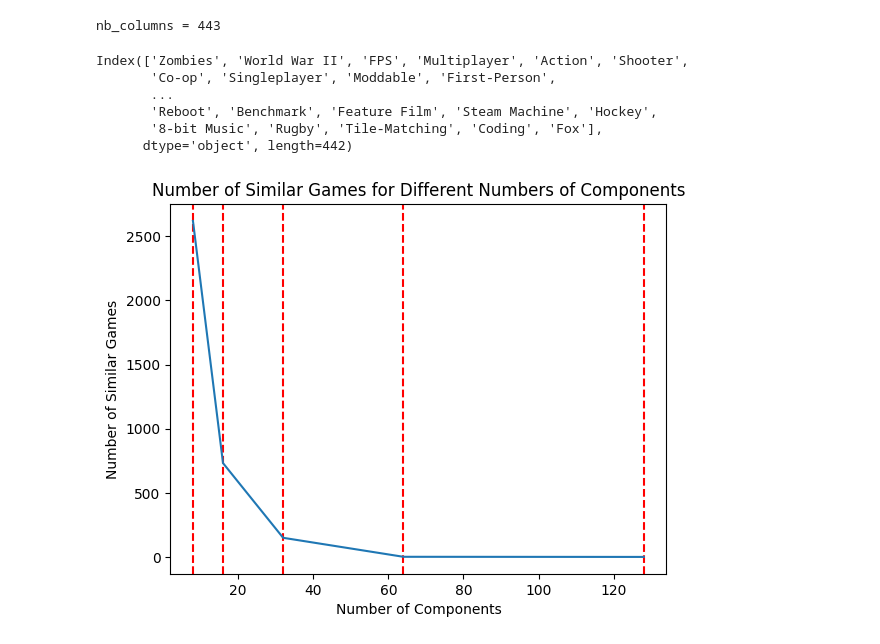
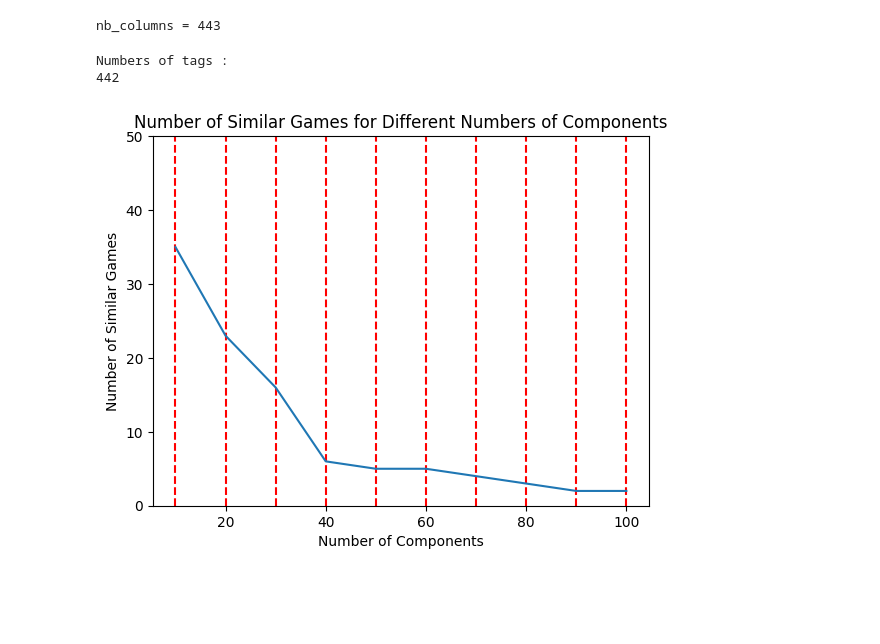
Before and after one commit to erdoganabaci/scalable_analytics_steam_project, a Jupyter notebook: steam.ipynb, the cells around one changed output. Cells and saved outputs as stored; diff of their text form; code cells hidden in the pictures; blank space fills up the shorter version.

```diff
--- a/steam.ipynb
+++ b/steam.ipynb
@@ -330,47 +339,44 @@ def compare_components(df,df_with_app_id, app_id, threshold, max_power):
 # %%
 ########## EXECUTION OF DIMENSIONALITY REDUCTION USING SVD ##########
 
-# Load the DataFrame from a CSV file
+# We load the preprocessed matrix
 df_game_tags_binary = pd.read_csv('data/matrix_game_tags.csv')
-
-df_app_id = df_game_tags_binary[['app_id']]
-df_game_tags_binary = df_game_tags_binary.drop(['app_id','nan'], axis=1)
+df_app_id = df_game_tags_binary[['app_id']] #We save the app_id column...
+df_game_tags_binary = df_game_tags_binary.drop(['app_id'], axis=1) #... and then remove it for the SVD process
 print("Numbers of tags :")
 print(len(df_game_tags_binary.columns))
 
-# Perform dimensionality reduction using SVD
-num_components = 50
-std_multiplier = 2 # 2nd standard devation to reduce the number of ones
-reduced_df = svd_reduction(df_game_tags_binary, num_components, std_multiplier)
-reduced_df = reduced_df.join(df_app_id) # TODO it may not be same order
+### Parameters of the SVD ###
+num_components = 30 # From our visualisation
+std_multiplier = 2 # From our visualisation, we take the 2nd standard devation to reduce the number of ones
 
-# Make app_id column first column for best reading
-reduced_df = reduced_df[['app_id'] + [col for col in reduced_df.columns if col != 'app_id']]
+df_svd = svd_reduction(df_game_tags_binary, num_components, std_multiplier)
 
-# Save the reduced DataFrame to a CSV file
-reduced_df.to_csv('results/reduced_game_tags_svd.csv')
+# We add the app_id column again in as first column
+# We can do this because the games stay in the same order
+df_svd = df_svd.join(df_app_id)
+df_svd = df_svd[['app_id'] + [col for col in df_svd.columns if col != 'app_id']]
+
+# Save the result in csv file
+df_svd.to_csv('results/reduced_game_tags_svd.csv')
 # %% [output]
-Index(['Zombies', 'World War II', 'FPS', 'Multiplayer', 'Action', 'Shooter',
-       'Co-op', 'Singleplayer', 'Moddable', 'First-Person',
-       ...
-       'Reboot', 'Benchmark', 'Feature Film', 'Steam Machine', 'Hockey',
-       '8-bit Music', 'Rugby', 'Tile-Matching', 'Coding', 'Fox'],
-      dtype='object', length=442)
+Numbers of tags :
+442
 # %%
 ### PARAMETERS OF THE RECOMMENDER SYSTEM ###
 
 input_app_id = 504230 # Go in games.csv, and pick an app_id to compute its similar games
 threshold = 0.55
 threshold_step = 0.05
 game_recommendation_limit = 15
 game_recommendation_requirement = 5
 
 ### HOW MUCH TAGS MUST WE MERGE INTO ONE CONCEPT ? ###
 
 execute_comparison_visualisation = True
 if (execute_comparison_visualisation):
-    compare_components(df_game_tags_binary,df_app_id, input_app_id, threshold, max_power=7)
+    compare_components(df_game_tags_binary,df_app_id, input_app_id, threshold, std_multiplier)
 
-# In this visualization, we see that 50 tags into one concept seems to be good choice in order to obtain good results.
+# In this visualization, we see that 50~60 tags into one concept seems to be good choice in order to obtain good results.
 # %% [output]
-[figure, old version]
+[figure, new version]
```
Also changed, not shown: parts of 6 cells of this notebook, 2 other files.
